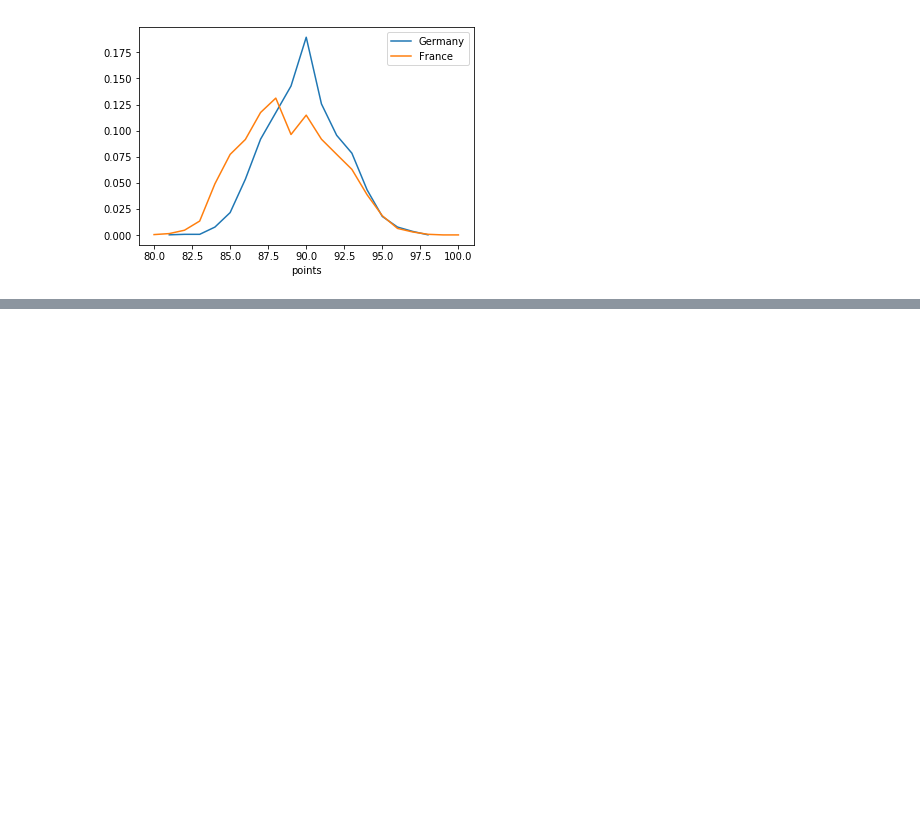
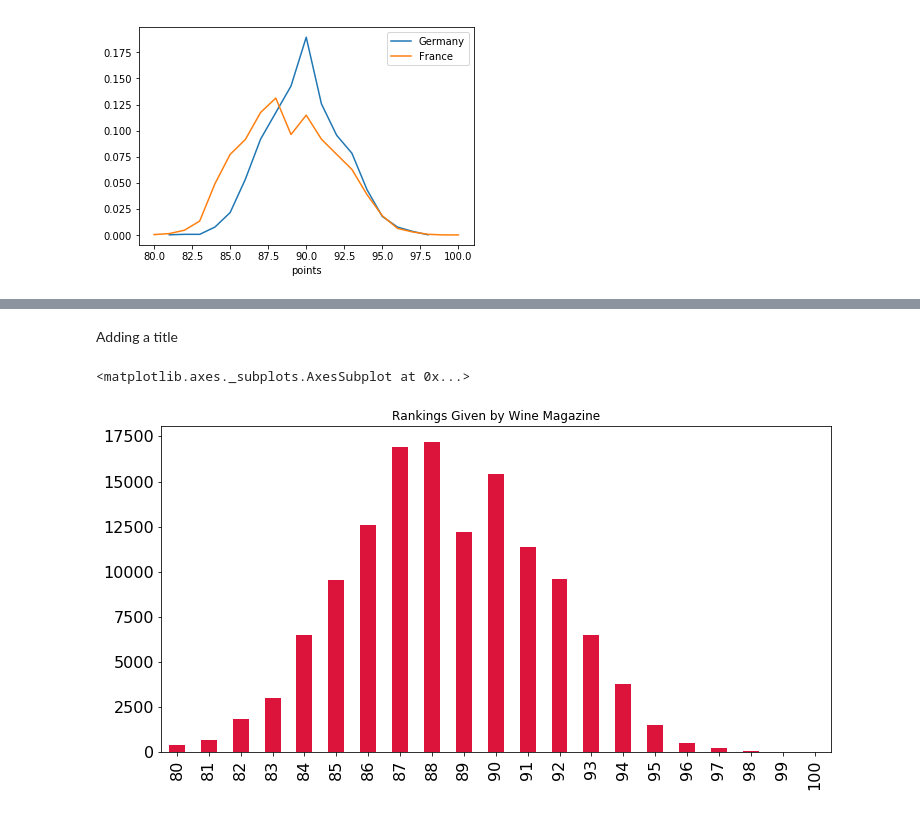
Before and after one commit to StefanIsaksson/learning-pandas, a Jupyter notebook: wine/WineReviews.ipynb, the cells around one changed output, grey strips where cells are left out. Drawn from its saved outputs; the diff is of its cells as text; code cells hidden in the pictures; blank space fills up the shorter version.

```diff
--- a/wine/WineReviews.ipynb
+++ b/wine/WineReviews.ipynb
@@ -700,0 +734,12 @@ combined_country_score_relative.plot.line()
+# %% [markdown]
+Adding a title
+# %%
+reviews['points'].value_counts().sort_index().plot.bar(
+    figsize=(12, 6),
+    color='crimson',
+    fontsize=16,
+    title='Rankings Given by Wine Magazine',
+)
+# %% [output]
+<matplotlib.axes._subplots.AxesSubplot at 0x...>
+[figure, added]
```
Also changed, not shown: parts of 11 cells of this notebook.
